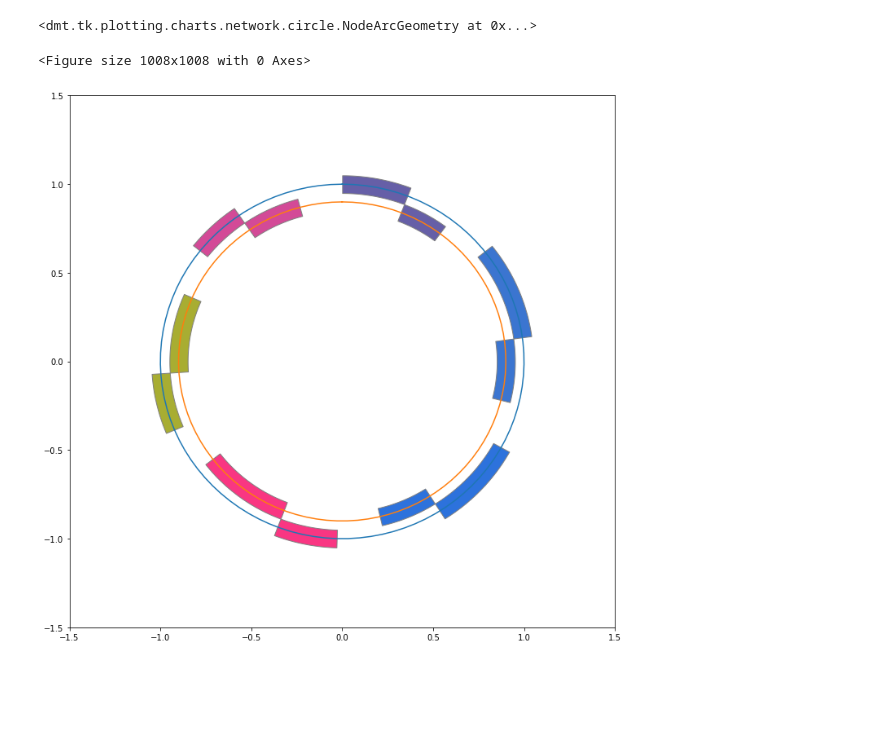
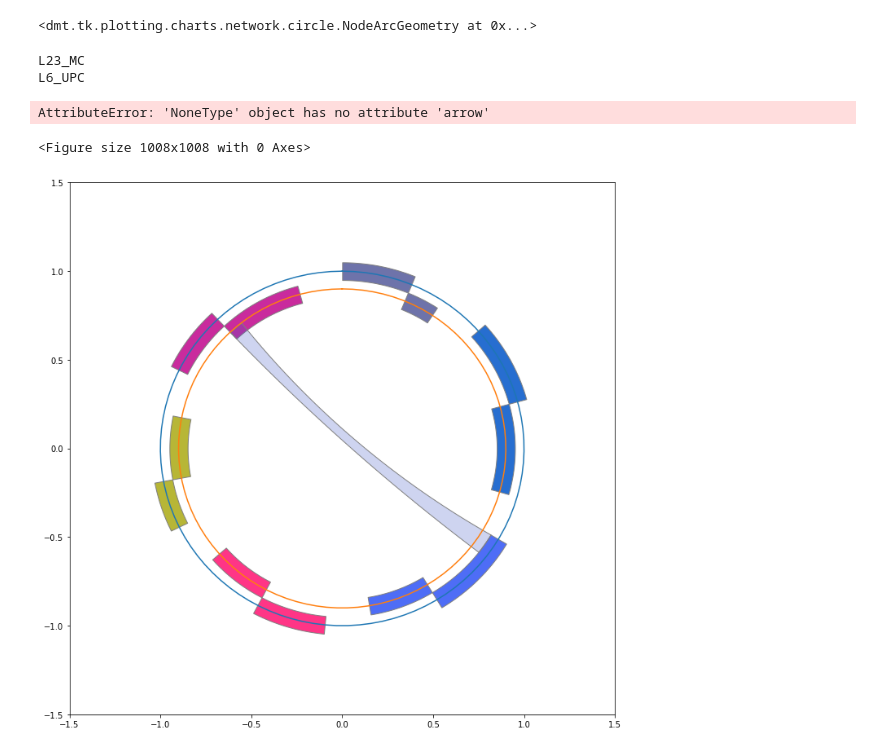
Before and after one commit to BlueBrain/DMT, a Jupyter notebook: v2/notebooks/charts_refactored.ipynb, the cells around one changed output. Drawn from its saved outputs; the diff is of its cells as text; code cells hidden in the pictures; blank space fills up the shorter version.

Commit message:
get the flow back

```diff
--- a/v2/notebooks/charts_refactored.ipynb
+++ b/v2/notebooks/charts_refactored.ipynb
@@ -151,12 +151,24 @@ chart.get_source_geometry("L1_SBC", chart.node_data.loc["L1_SBC"])
 chart.get_target_geometry("L1_SBC", chart.node_data.loc["L1_SBC"])
 # %% [output]
 <dmt.tk.plotting.charts.network.circle.NodeArcGeometry at 0x...>
-# %%
-figure = plt.figure(figsize=(14, 14))
-chart.draw(draw_diagonal=True)
-# %% [output]
-<Figure size 1008x1008 with 0 Axes>
-[figure, removed]
+# %%
+figure = plt.figure(figsize=(14, 14))
+axes = figure.add_axes()
+chart.draw(draw_diagonal=True)
+l23mc = chart.source_geometries["L23_MC"]
+print(l23mc.label)
+l6upc = chart.target_geometries["L6_UPC"]
+print(l6upc.label)
+f = chart.get_flow_geometry(
+    "L23_MC", "L6_UPC",
+    chart.flow_size.loc[("L23_MC", "L6_UPC")])
+f.draw(axes)
+# %% [output]
+L23_MC
+L6_UPC
+AttributeError: 'NoneType' object has no attribute 'arrow'
+<Figure size 1008x1008 with 0 Axes>
+[figure, added]
 # %%
 def _angular_size(dataframe):
     return dataframe.apply(
```
Also changed, not shown: parts of 25 cells of this notebook, 2 other files.
